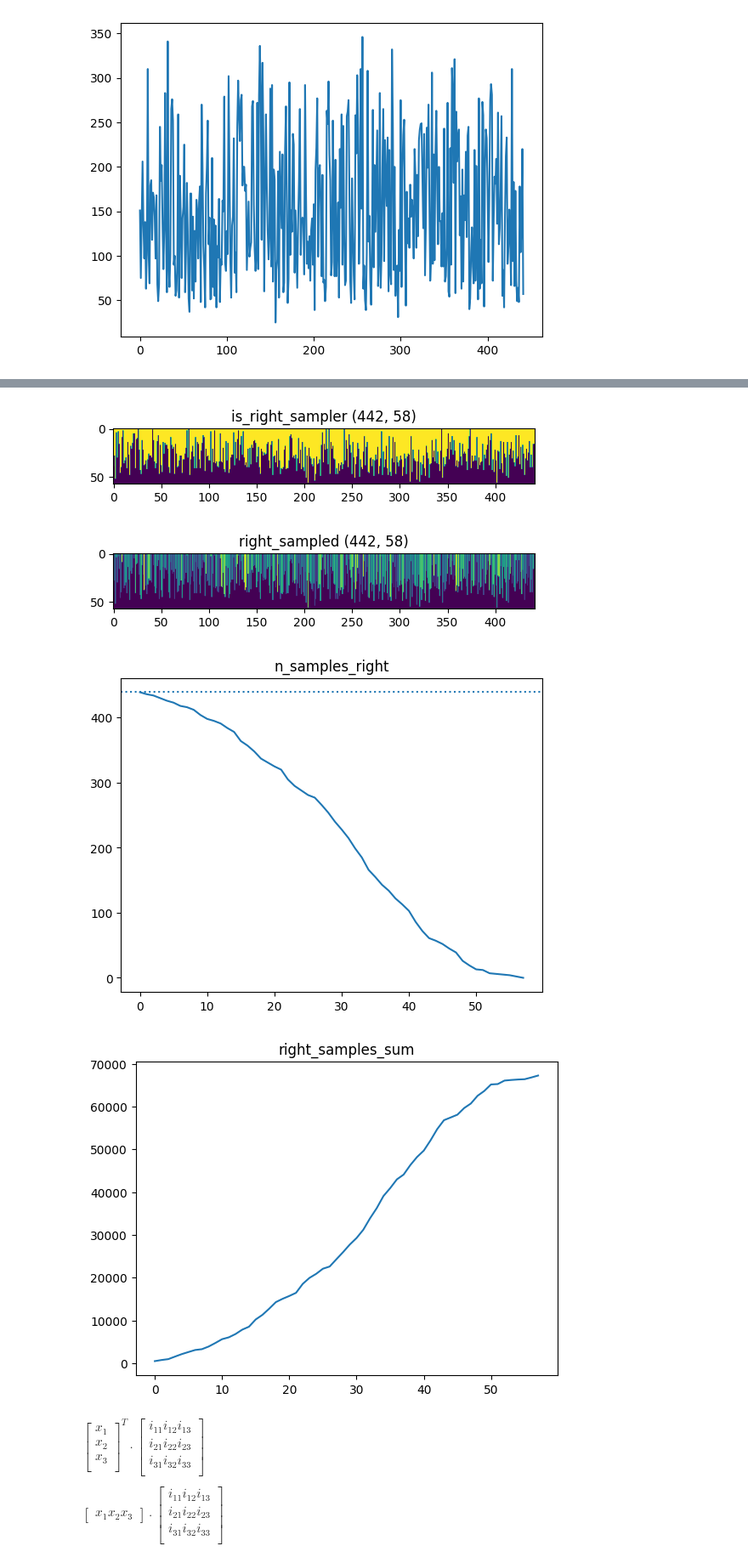
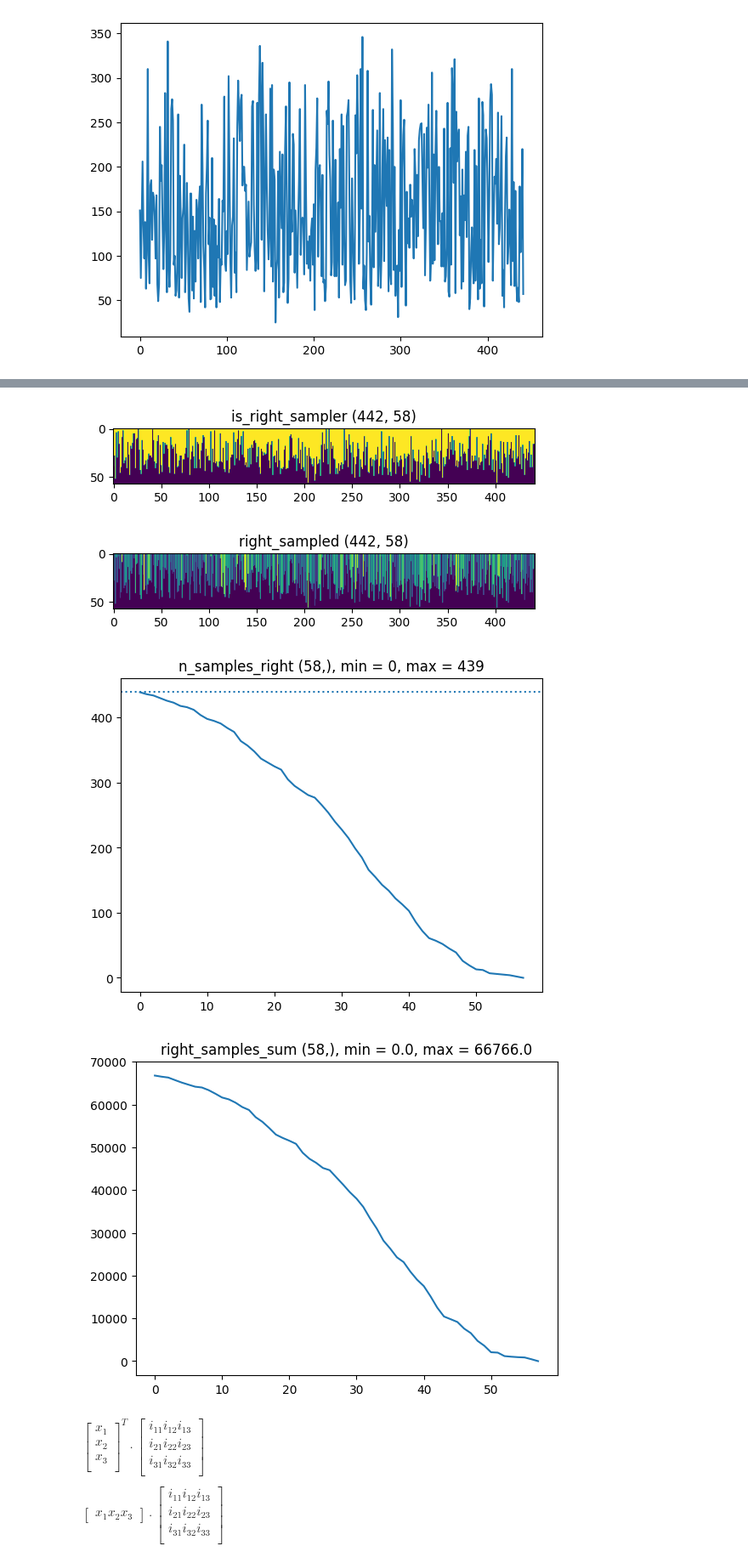
Before and after one commit to jumzzz/prob-ml, a Jupyter notebook: ch18/decision_trees/implementation/01-implementation.ipynb, the cells around one changed output, grey strips where cells are left out. Shown at 85% size. Drawn from its saved outputs; the diff is of its cells as text; code cells hidden in the pictures.

```diff
--- a/ch18/decision_trees/implementation/01-implementation.ipynb
+++ b/ch18/decision_trees/implementation/01-implementation.ipynb
@@ -25,7 +25,7 @@ n_samples_left = np.sum(is_left_sampler, axis=0)
 n_samples_right = np.sum(is_right_sampler, axis=0)
 
 left_samples_sum = np.sum(left_sampled, axis=0)
-right_samples_sum = np.sum(left_sampled, axis=0)
+right_samples_sum = np.sum(right_sampled, axis=0)
 
 # Plot for left
 plt.imshow(is_left_sampler.T)
@@ -38,11 +38,11 @@ plt.show()
 
 plt.plot(np.arange(n_samples_left.shape[0]), n_samples_left)
 plt.axhline(np.max(n_samples_left), linestyle='dotted')
-plt.title('n_left')
+plt.title(f'n_left {n_samples_left.shape}')
 plt.show()
 
 plt.plot(np.arange(left_samples_sum.shape[0]), left_samples_sum)
-plt.title('left_samples_sum')
+plt.title(f'left_samples_sum {left_samples_sum.shape}')
 plt.show()
 
 # Plot for right
@@ -54,11 +54,11 @@ plt.title(f'right_sampled {right_sampled.shape}')
 plt.show()
 plt.plot(np.arange(n_samples_right.shape[0]), n_samples_right)
 plt.axhline(np.max(n_samples_right), linestyle='dotted')
-plt.title('n_samples_right')
+plt.title(f'n_samples_right {n_samples_right.shape}, min = {np.min(n_samples_right)}, max = {np.max(n_samples_right)}')
 plt.show()
 
 plt.plot(np.arange(right_samples_sum.shape[0]), right_samples_sum)
-plt.title('right_samples_sum')
+plt.title(f'right_samples_sum {right_samples_sum.shape}, min = {np.min(right_samples_sum)}, max = {np.max(right_samples_sum)}')
 plt.show()
 # %% [output]
 [figure]
@@ -68,7 +68,7 @@ plt.show()
 [figure]
 [figure]
-[figure, old version]
+[figure, new version]
-[figure, old version]
+[figure, new version]
 # %% [markdown]
 $
 \begin{bmatrix}
```
Also changed, not shown: parts of 1 cell of this notebook.
